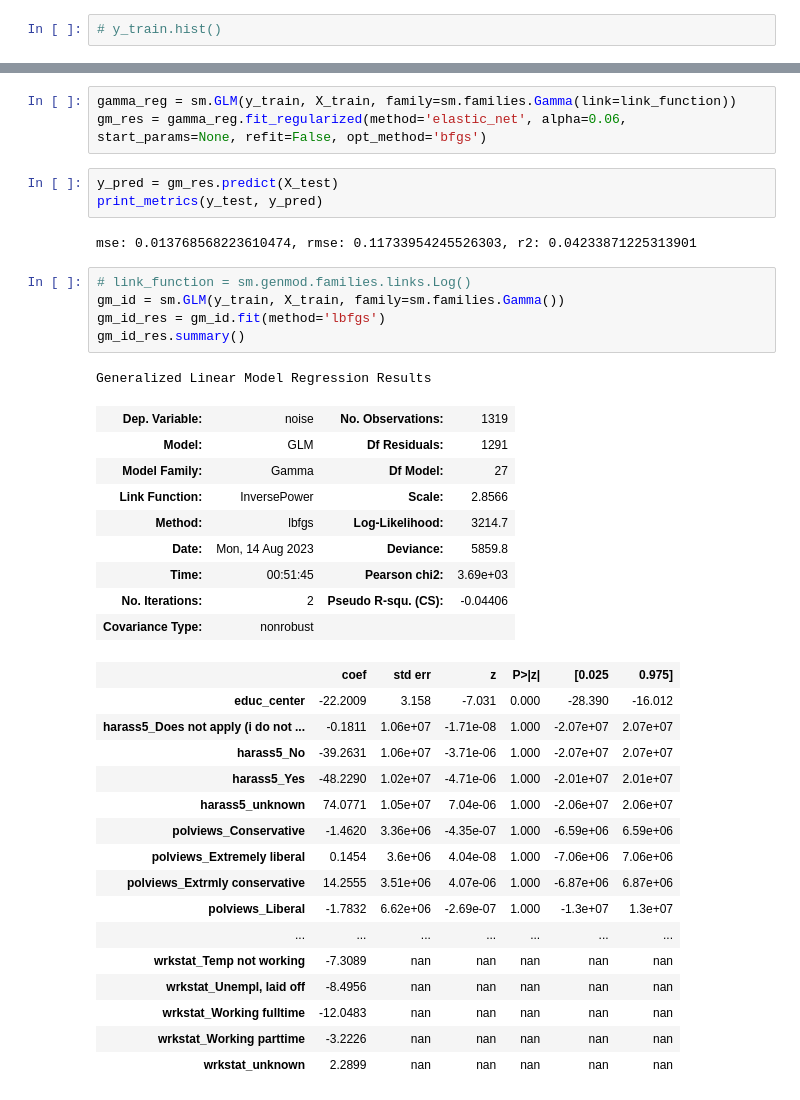
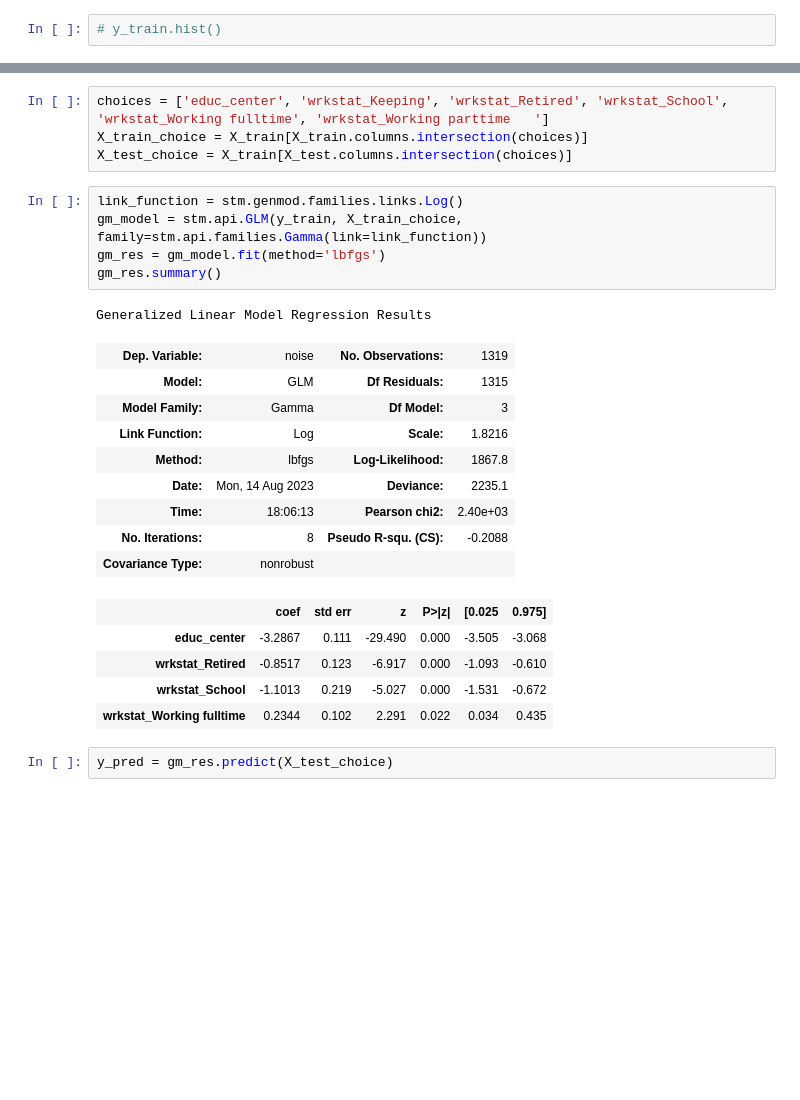
Before and after one commit to batman0911/social-stat-final-term, a Jupyter notebook: linear_model.ipynb, the cells around one changed output, grey strips where cells are left out. Drawn from its saved outputs; the diff is of its cells as text; blank space fills up the shorter version.

```diff
--- a/linear_model.ipynb
+++ b/linear_model.ipynb
@@ -130,40 +93,27 @@ mse: 0.013052171547963336, rmse: 0.11424610079982309, r2: 0.0921670859660525
-# %%
-gamma_reg = sm.GLM(y_train, X_train, family=sm.families.Gamma(link=link_function))
-gm_res = gamma_reg.fit_regularized(method='elastic_net', alpha=0.06, start_params=None, refit=False, opt_method='bfgs')
+# %%
+choices = ['educ_center', 'wrkstat_Keeping', 'wrkstat_Retired', 'wrkstat_School', 'wrkstat_Working fulltime', 'wrkstat_Working parttime	']
+X_train_choice = X_train[X_train.columns.intersection(choices)]
+X_test_choice = X_train[X_test.columns.intersection(choices)]
+# %%
+link_function = stm.genmod.families.links.Log()
+gm_model = stm.api.GLM(y_train, X_train_choice, family=stm.api.families.Gamma(link=link_function))
+gm_res = gm_model.fit(method='lbfgs')
+gm_res.summary()
+# %% [output]
+Generalized Linear Model Regression Results
+| Dep. Variable: | noise | No. Observations: | 1319 |
+| Model: | GLM | Df Residuals: | 1315 |
+| Model Family: | Gamma | Df Model: | 3 |
+| Link Function: | Log | Scale: | 1.8216 |
+| Method: | lbfgs | Log-Likelihood: | 1867.8 |
+| Date: | Mon, 14 Aug 2023 | Deviance: | 2235.1 |
+| Time: | 18:06:13 | Pearson chi2: | 2.40e+03 |
+| No. Iterations: | 8 | Pseudo R-squ. (CS): | -0.2088 |
+| Covariance Type: | nonrobust |  |  |
+|  | coef | std err | z | P>|z| | [0.025 | 0.975] |
+| educ_center | -3.2867 | 0.111 | -29.490 | 0.000 | -3.505 | -3.068 |
+| wrkstat_Retired | -0.8517 | 0.123 | -6.917 | 0.000 | -1.093 | -0.610 |
+| wrkstat_School | -1.1013 | 0.219 | -5.027 | 0.000 | -1.531 | -0.672 |
+| wrkstat_Working fulltime | 0.2344 | 0.102 | 2.291 | 0.022 | 0.034 | 0.435 |
 # %%
-y_pred = gm_res.predict(X_test)
-print_metrics(y_test, y_pred)
+y_pred = gm_res.predict(X_test_choice)
-# %% [output]
-mse: 0.013768568223610474, rmse: 0.11733954245526303, r2: 0.04233871225313901
-# %%
-# link_function = sm.genmod.families.links.Log()
-gm_id = sm.GLM(y_train, X_train, family=sm.families.Gamma())
-gm_id_res = gm_id.fit(method='lbfgs')
-gm_id_res.summary()
-# %% [output]
-Generalized Linear Model Regression Results
-| Dep. Variable: | noise | No. Observations: | 1319 |
-| Model: | GLM | Df Residuals: | 1291 |
-| Model Family: | Gamma | Df Model: | 27 |
-| Link Function: | InversePower | Scale: | 2.8566 |
-| Method: | lbfgs | Log-Likelihood: | 3214.7 |
-| Date: | Mon, 14 Aug 2023 | Deviance: | 5859.8 |
-| Time: | 00:51:45 | Pearson chi2: | 3.69e+03 |
-| No. Iterations: | 2 | Pseudo R-squ. (CS): | -0.04406 |
-| Covariance Type: | nonrobust |  |  |
-|  | coef | std err | z | P>|z| | [0.025 | 0.975] |
-| educ_center | -22.2009 | 3.158 | -7.031 | 0.000 | -28.390 | -16.012 |
-| harass5_Does not apply (i do not ... | -0.1811 | 1.06e+07 | -1.71e-08 | 1.000 | -2.07e+07 | 2.07e+07 |
-| harass5_No | -39.2631 | 1.06e+07 | -3.71e-06 | 1.000 | -2.07e+07 | 2.07e+07 |
-| harass5_Yes | -48.2290 | 1.02e+07 | -4.71e-06 | 1.000 | -2.01e+07 | 2.01e+07 |
-| harass5_unknown | 74.0771 | 1.05e+07 | 7.04e-06 | 1.000 | -2.06e+07 | 2.06e+07 |
-| polviews_Conservative | -1.4620 | 3.36e+06 | -4.35e-07 | 1.000 | -6.59e+06 | 6.59e+06 |
-| polviews_Extremely liberal | 0.1454 | 3.6e+06 | 4.04e-08 | 1.000 | -7.06e+06 | 7.06e+06 |
-| polviews_Extrmly conservative | 14.2555 | 3.51e+06 | 4.07e-06 | 1.000 | -6.87e+06 | 6.87e+06 |
-| polviews_Liberal | -1.7832 | 6.62e+06 | -2.69e-07 | 1.000 | -1.3e+07 | 1.3e+07 |
-| ... | ... | ... | ... | ... | ... | ... |
-| wrkstat_Temp not working | -7.3089 | nan | nan | nan | nan | nan |
-| wrkstat_Unempl, laid off | -8.4956 | nan | nan | nan | nan | nan |
-| wrkstat_Working fulltime | -12.0483 | nan | nan | nan | nan | nan |
-| wrkstat_Working parttime | -3.2226 | nan | nan | nan | nan | nan |
-| wrkstat_unknown | 2.2899 | nan | nan | nan | nan | nan |
```
Also changed, not shown: parts of 16 cells of this notebook, 2 other files.
